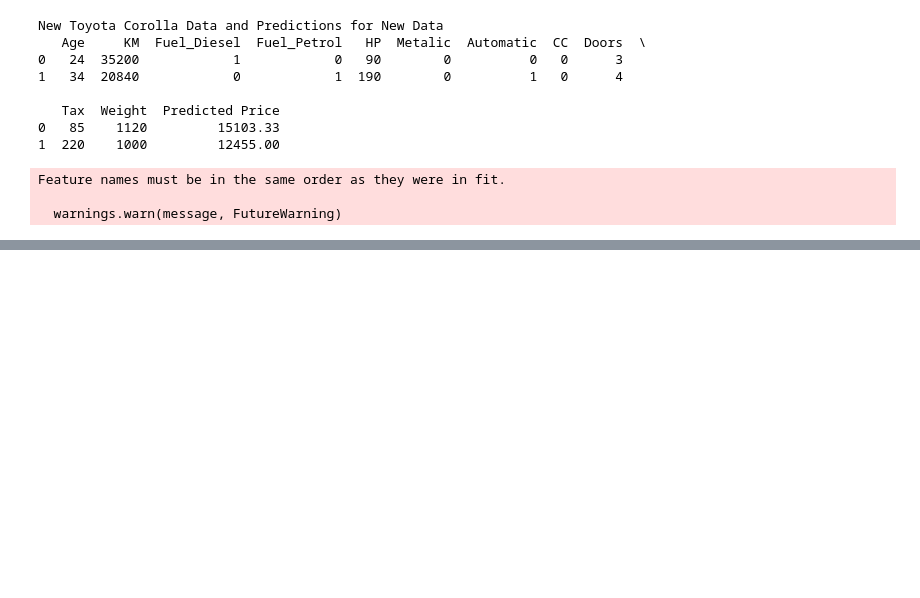
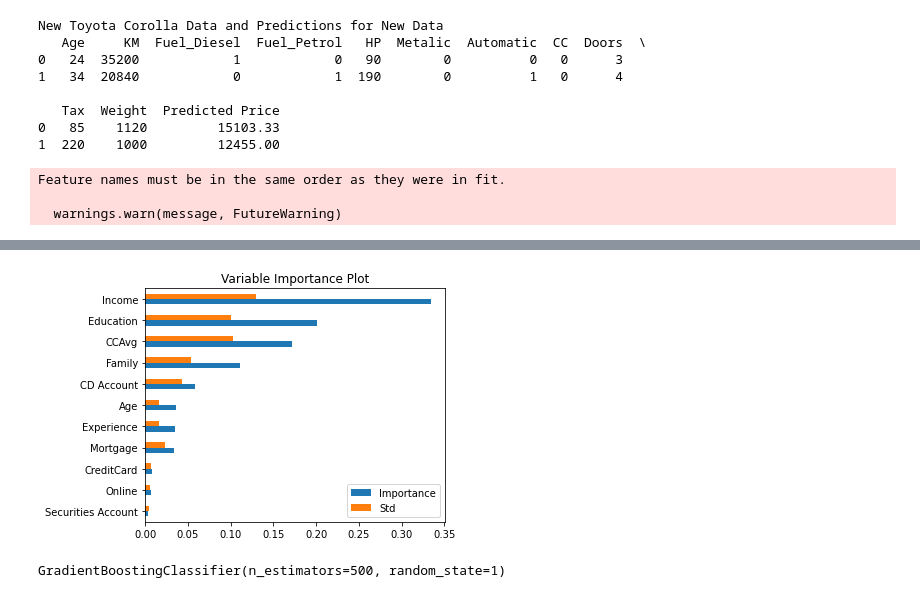
Before and after one commit to Ajayt036/Data-Mining, a Jupyter notebook: MNL4 - Decision Tree .ipynb, the cells around one changed output, grey strips where cells are left out. Cells and saved outputs as stored; diff of their text form; code cells hidden in the pictures; blank space fills up the shorter version.

Commit message:
Boosted Tree

```diff
--- a/MNL4 - Decision Tree .ipynb
+++ b/MNL4 - Decision Tree .ipynb
@@ -699,0 +718,9 @@ Feature names must be in the same order as they were in fit.
+# %%
+# Apply RandomForestClassifier() function to develop a combined
+# (ensemple) classification tree using Random Forest algorithm.
+rf = RandomForestClassifier(n_estimators=500, random_state=1)
+rf.fit(train_X, train_y)
+
+# Display number of nodes in Random Forest trees.
+n_nodes = rf.estimators_[0].tree_.node_count
+print('Number of Nodes in Tree in Random Forest:', n_nodes)
@@ -699,0 +756,13 @@ Feature names must be in the same order as they were in fit.
+# %%
+# For Random Forest, identify variable importance scores.
+importances = rf.feature_importances_
+std = np.std([tree.feature_importances_ for tree in rf.estimators_], axis=0)
+
+# Develop data frame for variable importance. The table data is sorted
+# in descending order (ascending=False).
+score_df = pd.DataFrame({'Feature': train_X.columns, 'Importance': importances, 'Std': std})
+score_df = score_df.sort_values('Importance', ascending=False)
+
+# Display variable importance for Random Forest results.
+print('Variable Importance Scores for Random Forest')
+print(score_df)
@@ -699,0 +783,18 @@ Feature names must be in the same order as they were in fit.
+# %%
+# Develop variable importance plot.
+score_df = score_df.sort_values('Importance')
+ax = score_df.plot(kind='barh', x='Feature')
+ax.set_ylabel('')
+plt.title('Variable Importance Plot')
+plt.legend(loc="lower right")
+plt.tight_layout()
+plt.show()
+# %% [output]
+[figure, added]
+# %%
+# Apply GradientBoostingClassifier() function to develop a combined
+# boosted tree.
+boost = GradientBoostingClassifier(n_estimators=500, random_state=1)
+boost.fit(train_X, train_y)
+# %% [output]
+GradientBoostingClassifier(n_estimators=500, random_state=1)
```
Also changed, not shown: parts of 11 cells of this notebook.
